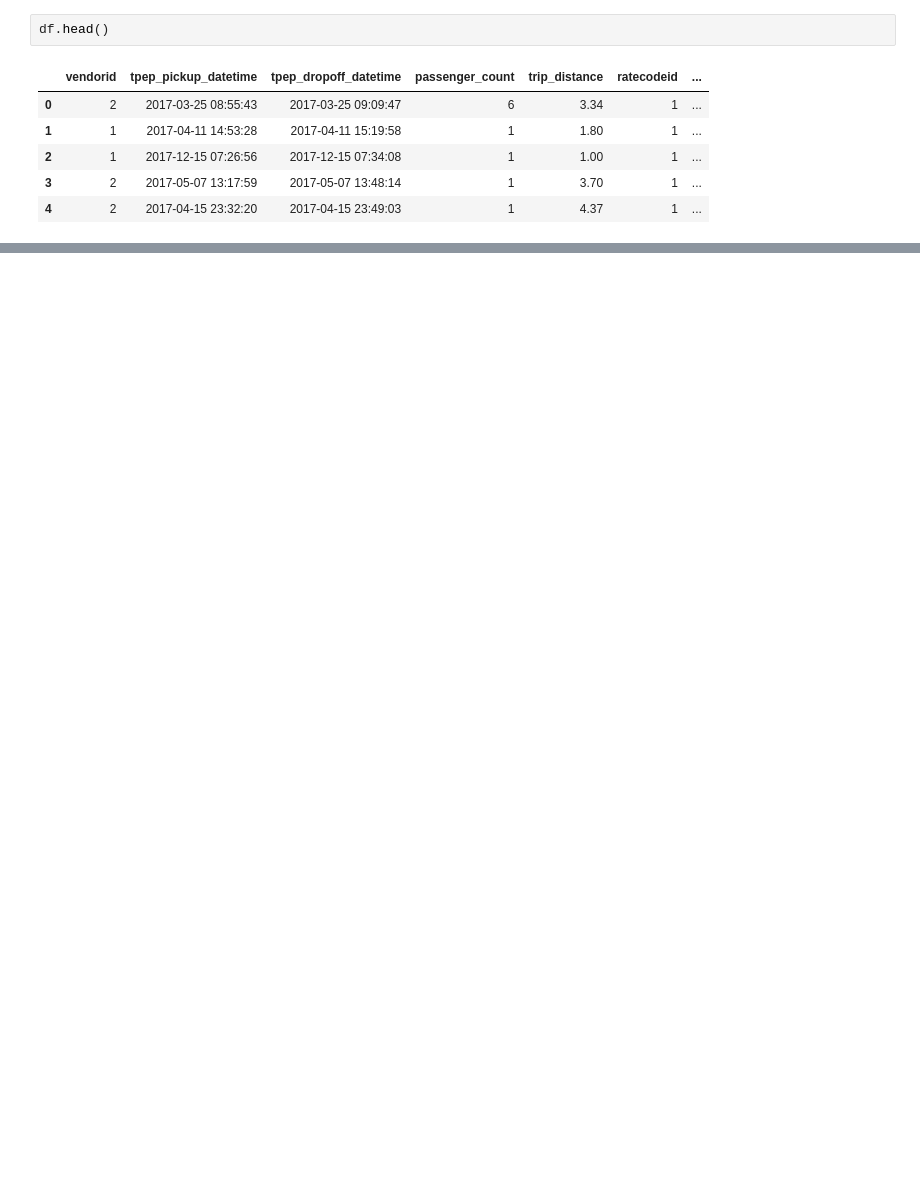
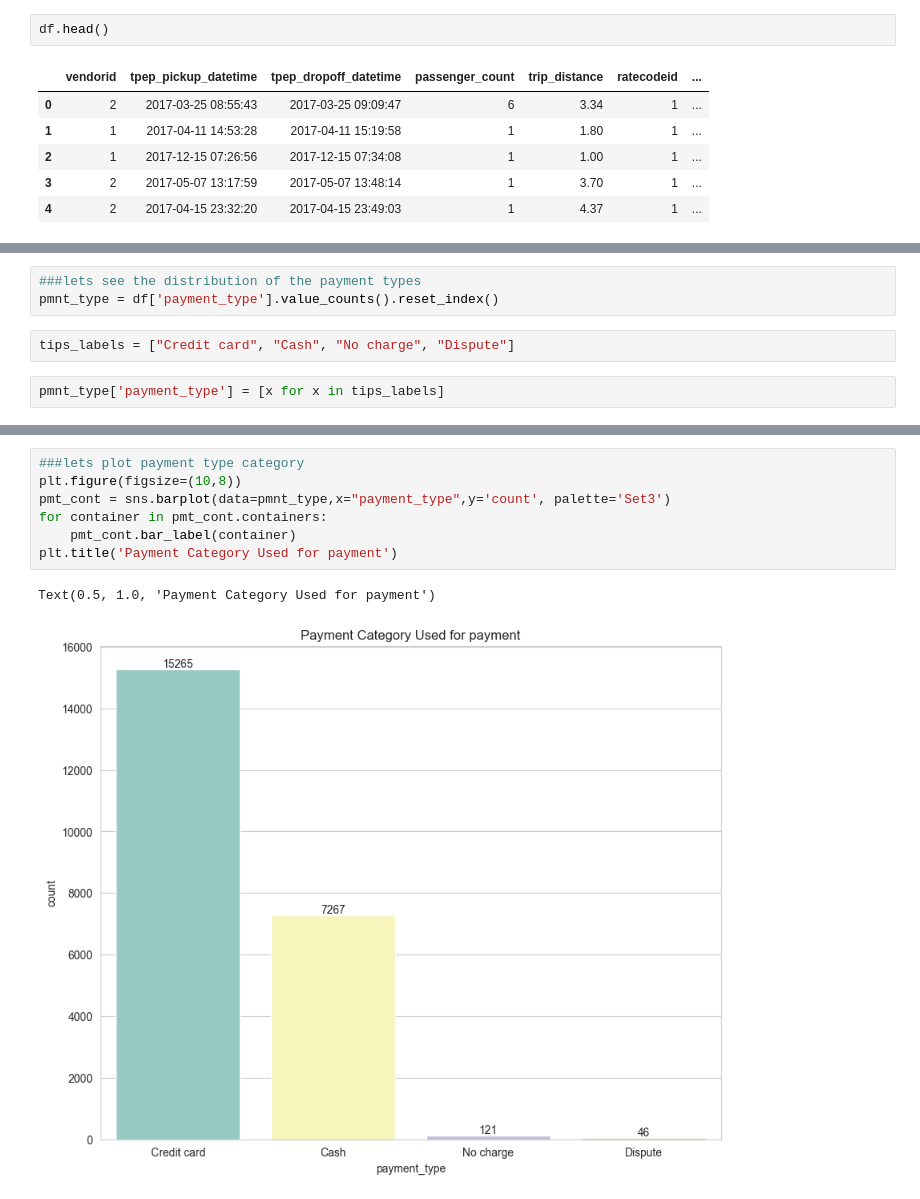
Before and after one commit to BishalJung7377/2017_yello_taxi_google_data_analytics, a Jupyter notebook: ny_taxi_data.ipynb, the cells around one changed output, grey strips where cells are left out. Cells and saved outputs as stored; diff of their text form; blank space fills up the shorter version.

```diff
--- a/ny_taxi_data.ipynb
+++ b/ny_taxi_data.ipynb
@@ -420,0 +478,7 @@ df.head()
+# %%
+###lets see the distribution of the payment types
+pmnt_type = df['payment_type'].value_counts().reset_index()
+# %%
+tips_labels = ["Credit card", "Cash", "No charge", "Dispute"]
+# %%
+pmnt_type['payment_type'] = [x for x in tips_labels]
@@ -420,0 +493,10 @@ df.head()
+# %%
+###lets plot payment type category
+plt.figure(figsize=(10,8))
+pmt_cont = sns.barplot(data=pmnt_type,x="payment_type",y='count', palette='Set3')
+for container in pmt_cont.containers:
+    pmt_cont.bar_label(container)
+plt.title('Payment Category Used for payment')
+# %% [output]
+Text(0.5, 1.0, 'Payment Category Used for payment')
+[figure, added]
```
Also changed, not shown: parts of 8 cells of this notebook.
